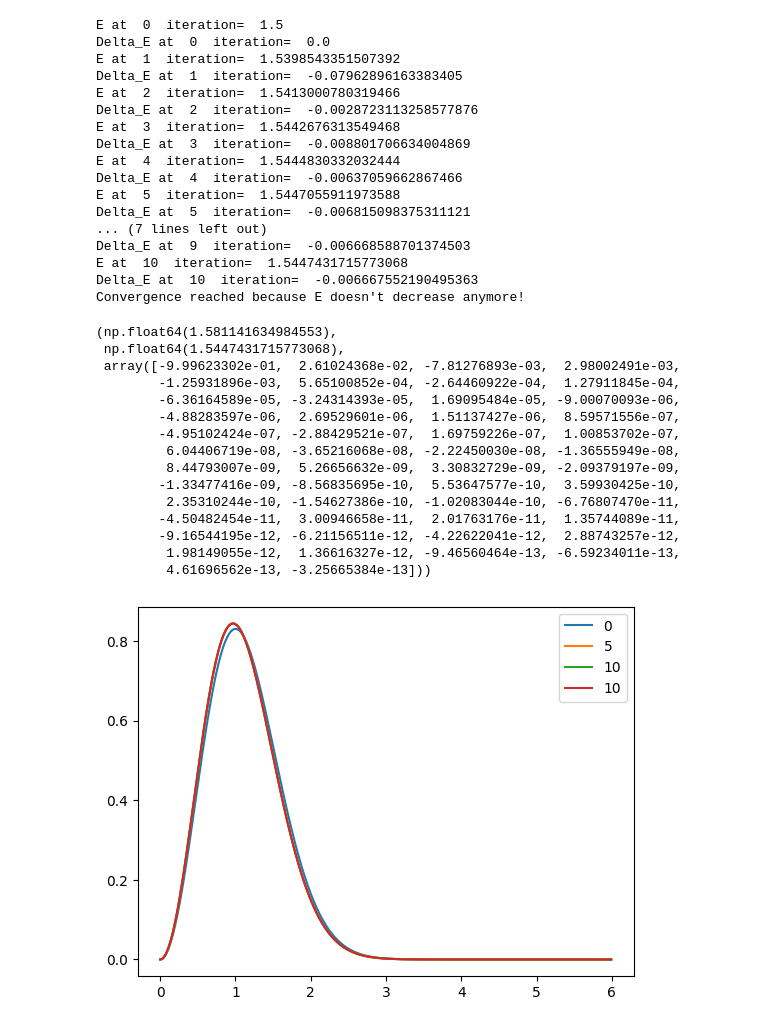
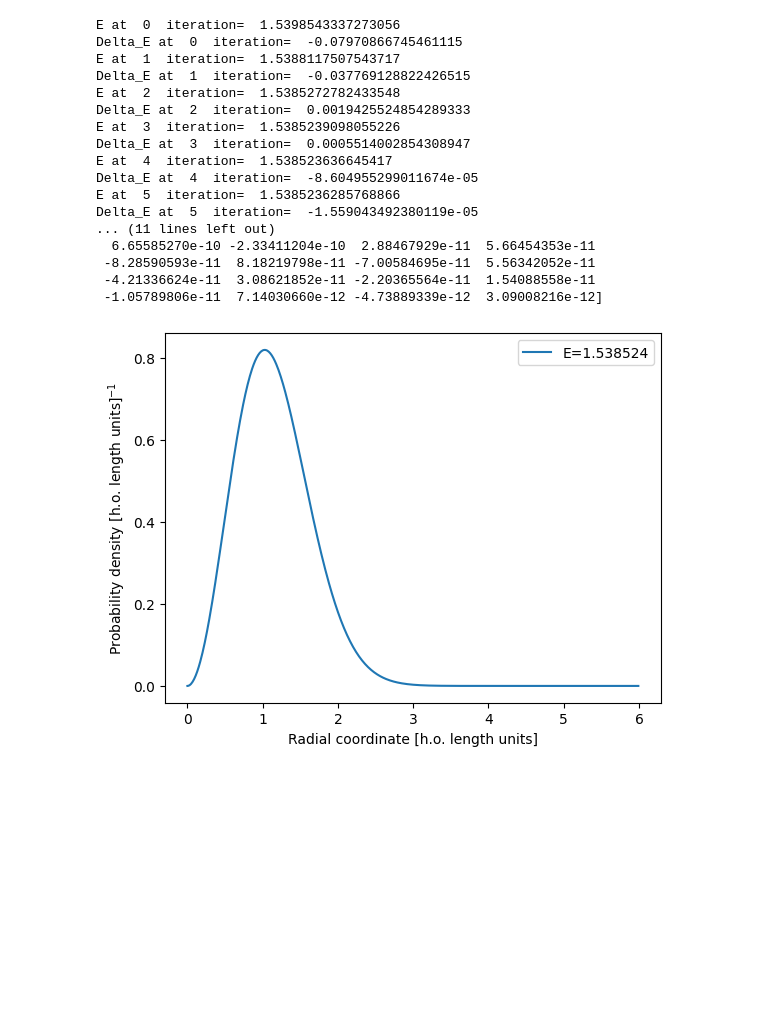
Before and after one commit to ihategoto/physipy, a Jupyter notebook: physipy/notebooks/GP variational.ipynb, the cells around one changed output. Cells and saved outputs as stored; diff of their text form; code cells hidden in the pictures; blank space fills up the shorter version.

Commit message:
Coefficient mixing and imaginary time added

```diff
--- a/physipy/notebooks/GP variational.ipynb
+++ b/physipy/notebooks/GP variational.ipynb
@@ -163,65 +135,46 @@ def plot_state(coefficients, it):
 # %%
 def iterative_GP(first_guess,alpha,nu,N,a,N_iterations,delta_E_stop):
     old_coord=first_guess
     old_old_coord=np.zeros(len(first_guess))
-    old_E = np.inf
     for i in range(N_iterations):
         new_mu, new_coord=ground_state(old_coord,old_old_coord,alpha,nu,N,a)
-        if i%5==0:
-            plot_state(new_coord,i)
+        #if i%10==0:
+            #plot_state(new_coord,i)
         #print("Mu at ",(i)," iteration= ",(new_mu))
-        E, E_difference =true_energy(new_coord,old_coord,N,a,new_mu)
+        E, E_difference = true_energy(new_coord, N, a, new_mu)
         print("E at ",(i)," iteration= ",(E))
         print("Delta_E at ",(i)," iteration= ",(E_difference))
         #print("Normalization=",(np.sum(new_coord**2)))
-        if abs(E-old_E)<delta_E_stop:
-            print("Convergence reached because E doesn't decrease anymore!")
-            plot_state(new_coord,i)
-            break
         if abs(E_difference)<delta_E_stop and i>1:
             print("Convergence reached with delta_E criterion!")
-            plot_state(new_coord,i)
+            plot_state(new_coord,E)
             break
-        old_E=E
+
         old_old_coord=old_coord
         old_coord=new_coord
     return new_mu, E, new_coord
 
-first_guess=np.zeros(50)
+first_guess=np.zeros(40)
 #first_guess[0]=1
-mixing=0.001
-iterative_GP(first_guess,mixing,0.5,1e3,1e-4,101,1e-6)
+mixing=0.5
+_,_,psi_current=iterative_GP(first_guess,mixing,0.5,1e3,1e-4,201,1e-6)
+print(psi_current)
 # %% [output]
-E at  0  iteration=  1.5
-Delta_E at  0  iteration=  0.0
-E at  1  iteration=  1.5398543351507392
-Delta_E at  1  iteration=  -0.07962896163383405
-E at  2  iteration=  1.5413000780319466
-Delta_E at  2  iteration=  -0.0028723113258577876
-E at  3  iteration=  1.5442676313549468
-Delta_E at  3  iteration=  -0.008801706634004869
-E at  4  iteration=  1.5444830332032444
-Delta_E at  4  iteration=  -0.00637059662867466
-E at  5  iteration=  1.5447055911973588
-Delta_E at  5  iteration=  -0.006815098375311121
-... (7 lines left out)
-Delta_E at  9  iteration=  -0.006668588701374503
-E at  10  iteration=  1.5447431715773068
-Delta_E at  10  iteration=  -0.006667552190495363
-Convergence reached because E doesn't decrease anymore!
+E at  0  iteration=  1.5398543337273056
+Delta_E at  0  iteration=  -0.07970866745461115
+E at  1  iteration=  1.5388117507543717
+Delta_E at  1  iteration=  -0.037769128822426515
+E at  2  iteration=  1.5385272782433548
+Delta_E at  2  iteration=  0.0019425524854289333
+E at  3  iteration=  1.5385239098055226
+Delta_E at  3  iteration=  0.0005514002854308947
+E at  4  iteration=  1.538523636645417
+Delta_E at  4  iteration=  -8.604955299011674e-05
+E at  5  iteration=  1.5385236285768866
+Delta_E at  5  iteration=  -1.559043492380119e-05
+... (11 lines left out)
+  6.65585270e-10 -2.33411204e-10  2.88467929e-11  5.66454353e-11
+ -8.28590593e-11  8.18219798e-11 -7.00584695e-11  5.56342052e-11
+ -4.21336624e-11  3.08621852e-11 -2.20365564e-11  1.54088558e-11
+ -1.05789806e-11  7.14030660e-12 -4.73889339e-12  3.09008216e-12]
-(np.float64(1.581141634984553),
- np.float64(1.5447431715773068),
- array([-9.99623302e-01,  2.61024368e-02, -7.81276893e-03,  2.98002491e-03,
-        -1.25931896e-03,  5.65100852e-04, -2.64460922e-04,  1.27911845e-04,
-        -6.36164589e-05, -3.24314393e-05,  1.69095484e-05, -9.00070093e-06,
-        -4.88283597e-06,  2.69529601e-06,  1.51137427e-06,  8.59571556e-07,
-        -4.95102424e-07, -2.88429521e-07,  1.69759226e-07,  1.00853702e-07,
-         6.04406719e-08, -3.65216068e-08, -2.22450030e-08, -1.36555949e-08,
-         8.44793007e-09,  5.26656632e-09,  3.30832729e-09, -2.09379197e-09,
-        -1.33477416e-09, -8.56835695e-10,  5.53647577e-10,  3.59930425e-10,
-         2.35310244e-10, -1.54627386e-10, -1.02083044e-10, -6.76807470e-11,
-        -4.50482454e-11,  3.00946658e-11,  2.01763176e-11,  1.35744089e-11,
-        -9.16544195e-12, -6.21156511e-12, -4.22622041e-12,  2.88743257e-12,
-         1.98149055e-12,  1.36616327e-12, -9.46560464e-13, -6.59234011e-13,
-         4.61696562e-13, -3.25665384e-13]))
-[figure, old version]
+[figure, new version]
```
Also changed, not shown: parts of 4 cells of this notebook.
